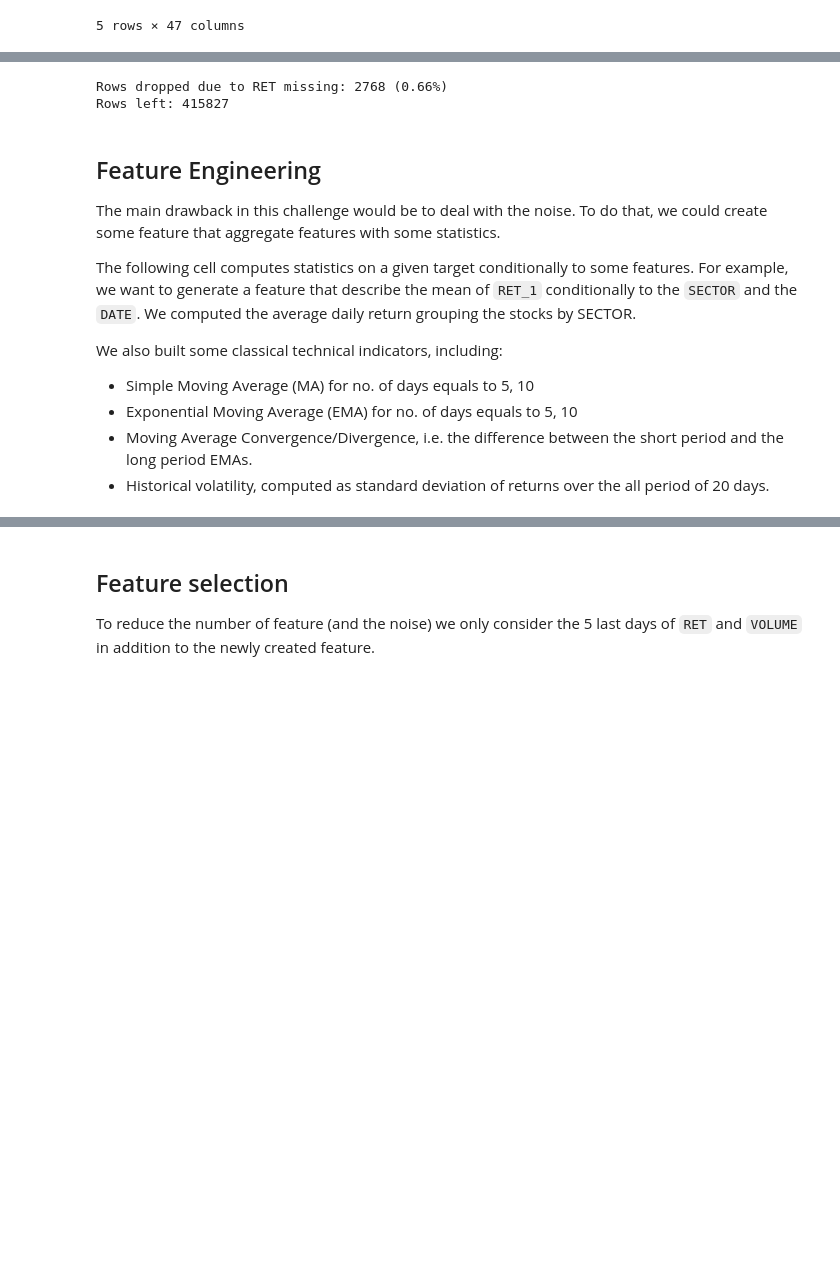
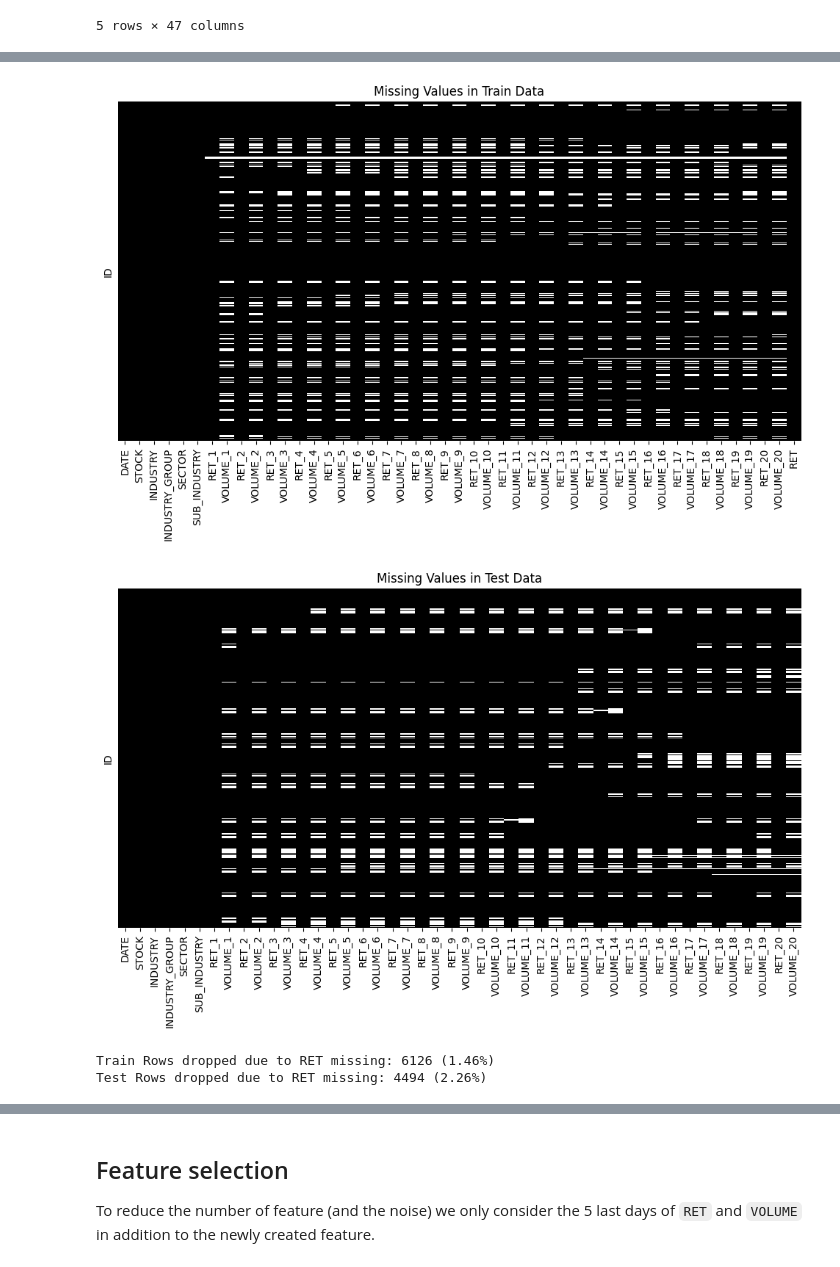
Before and after one commit to yuntongSH/QRT-Stock-Return-Prediction, a Jupyter notebook: QRT Stock Return Prediction Notebook.ipynb, the cells around one changed output, grey strips where cells are left out. Saved outputs shown, nothing was run; the diff lists cells and outputs as text; code cells hidden in the pictures; blank space fills up the shorter version.

Commit message:
Update QRT Stock Return Prediction Notebook with latest changes

```diff
--- a/QRT Stock Return Prediction Notebook.ipynb
+++ b/QRT Stock Return Prediction Notebook.ipynb
@@ -27,10 +28,11 @@ The target of this challenge is `RET` and corresponds to the fact that the **ret
 
 Since the median is very close to 0, this information should not change much with the idea to predict the sign of the return.
 # %%
-x_train = pd.read_csv('./x_train.csv', index_col='ID')
-y_train = pd.read_csv('./y_train.csv', index_col='ID')
+# The files are assumed to be in the specified paths
+x_train = pd.read_csv('~/Desktop/QRT/x_train.csv', index_col='ID')
+y_train = pd.read_csv('~/Desktop/QRT/y_train.csv', index_col='ID')
 train = pd.concat([x_train, y_train], axis=1)
-test = pd.read_csv('./x_test.csv', index_col='ID')
+test = pd.read_csv('~/Desktop/QRT/x_test.csv', index_col='ID')
 train.head()
 # %% [output]
 |  | DATE | STOCK | INDUSTRY | INDUSTRY_GROUP | SECTOR | SUB_INDUSTRY | RET_1 | VOLUME_1 | RET_2 | ... |
@@ -44,36 +73,42 @@ train.head()
+# %%
+# Visualize missing values in the train and test datasets
+import matplotlib.pyplot as plt
+
+plt.figure(figsize=(12, 6))
+sns.heatmap(train.isnull(), cbar=False, yticklabels=False, cmap='gray')
+plt.title('Missing Values in Train Data')
+plt.show()
+
+plt.figure(figsize=(12, 6))
+sns.heatmap(test.isnull(), cbar=False, yticklabels=False, cmap='gray')
+plt.title('Missing Values in Test Data')
+plt.show()
+# %% [output]
+[figure, added]
+[figure, added]
 # %%
 # Handle missing values:
-# - Drop rows with missing RET
+# - Drop rows with any missing RET_1 to RET_20 in both train and test
 # - Fill missing VOLUME with mean by INDUSTRY_GROUP and DATE
 
-ret_cols = [f'RET_{i+1}' for i in range(5)]
-vol_cols = [f'VOLUME_{i+1}' for i in range(5)]
+ret_cols = [f'RET_{i+1}' for i in range(20)]
+vol_cols = [f'VOLUME_{i+1}' for i in range(20)]
 
-# Drop rows with missing RET
-original_rows = len(train)
-train = train.dropna(subset=ret_cols)
-rows_left = len(train)
-rows_dropped = original_rows - rows_left
-percent_dropped = 100 * rows_dropped / original_rows
-print(f"Rows dropped due to RET missing: {rows_dropped} ({percent_dropped:.2f}%)")
-print(f"Rows left: {rows_left}")
+def drop_missing_ret(df, name=""):
+    original_rows = len(df)
+    df_clean = df.dropna(subset=ret_cols)
+    rows_dropped = original_rows - len(df_clean)
+    percent_dropped = 100 * rows_dropped / original_rows
+    print(f"{name} Rows dropped due to RET missing: {rows_dropped} ({percent_dropped:.2f}%)")
+    return df_clean
+
+train = drop_missing_ret(train, "Train")
+test = drop_missing_ret(test, "Test")
 
 # Fill missing VOLUME with mean by INDUSTRY_GROUP and DATE
 for col in vol_cols:
     train[col] = train.groupby(['INDUSTRY_GROUP', 'DATE'])[col].transform(lambda x: x.fillna(x.mean()))
     test[col] = test.groupby(['INDUSTRY_GROUP', 'DATE'])[col].transform(lambda x: x.fillna(x.mean()))
 # %% [output]
-Rows dropped due to RET missing: 2768 (0.66%)
-Rows left: 415827
+Train Rows dropped due to RET missing: 6126 (1.46%)
+Test Rows dropped due to RET missing: 4494 (2.26%)
-# %% [markdown]
-## Feature Engineering
-
-The main drawback in this challenge would be to deal with the noise. To do that, we could create some feature that aggregate features with some statistics.
-
-The following cell computes statistics on a given target conditionally to some features. For example, we want to generate a feature that describe the mean of `RET_1` conditionally to the `SECTOR` and the `DATE`. We computed the average daily return grouping the stocks by SECTOR.
-
-We also built some classical technical indicators, including:
-- Simple Moving Average (MA) for no. of days equals to 5, 10
-- Exponential Moving Average (EMA) for no. of days equals to 5, 10
-- Moving Average Convergence/Divergence, i.e. the difference between the short period and the long period EMAs.
-- Historical volatility, computed as standard deviation of returns over the all period of 20 days.
```
Also changed, not shown: parts of 5 cells of this notebook.
